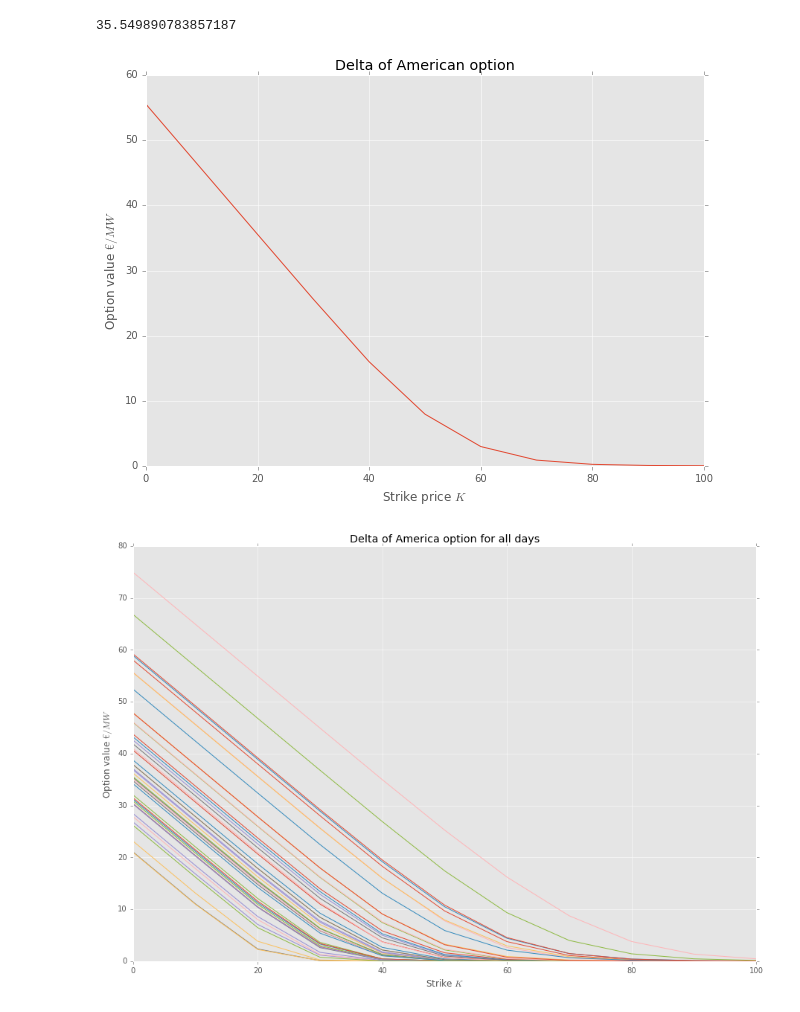
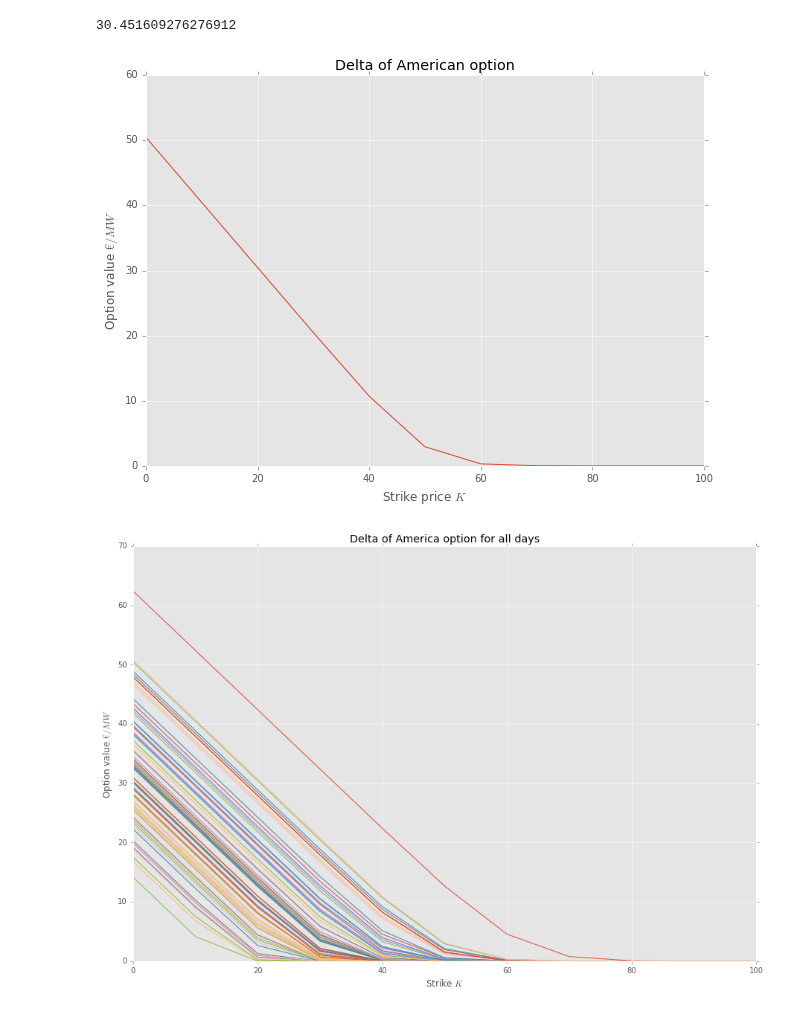
Before and after one commit to NonoMalpi/Secondary_band, a Jupyter notebook: American Option.ipynb, the cells around one changed output. Drawn from its saved outputs; the diff is of its cells as text; code cells hidden in the pictures.

Commit message:
-Version with groupKFold tested -Modification of american option class

```diff
--- a/American Option.ipynb
+++ b/American Option.ipynb
@@ -11,13 +11,13 @@ plt.style.use('ggplot')
 # %%
 from american_option import *
 # %%
-df = pickle.load(open('df', 'rb'))
-arima_parameters = json.load(open('arima_parameters.json', 'r'))
+base_df = pd.read_json('inputs_json/lgbm_arima_group_base.json', orient='index')
+arima_parameters = json.load(open('inputs_json/arima_band_parameters_group_model.json', 'r'))
 std_innovations = arima_parameters['std']
 np.random.seed(0)
 # %%
 #Initialize option class
-option = american_option(df, 24, 50000, std_innovations)
+option = american_option(base_df, 24, 50000, std_innovations)
 # %%
 option.plot_real_predicted_values('2017-02-03 00:00:00')
 # %% [output]
@@ -32,24 +32,24 @@ option.plot_montecarlo()
 #Compute option value
 option.compute_option_value(20, 3)
 # %% [output]
-35.549890783857187
+30.451609276276912
 # %%
 #Delta of the option
 K = np.linspace(0,100,11)
 C_list = option.compute_option_value(K,3)
 option.plot_delta_option(K, C_list)
 # %% [output]
-[figure, old version]
+[figure, new version]
 # %%
 #Delta of America option for all days
-date_list = list()
+#date_list = list()
 fig, ax = plt.subplots(1,1, figsize=(15,10))
-for i in range(int(len(df)/24)):
-    date = df.index[i*24]
+for i in range(int(len(base_df)/24)):
+    date = base_df.index[i*24]
     _ = option.generate_random_paths(date)
     ax.plot(K, option.compute_option_value(K,3))
     ax.set_title('Delta of America option for all days')
     ax.set_xlabel('Strike $K$')
     ax.set_ylabel('Option value $€/MW$')
 # %% [output]
-[figure, old version]
+[figure, new version]
```
Also changed, not shown: parts of 2 cells of this notebook, 13 other files.
